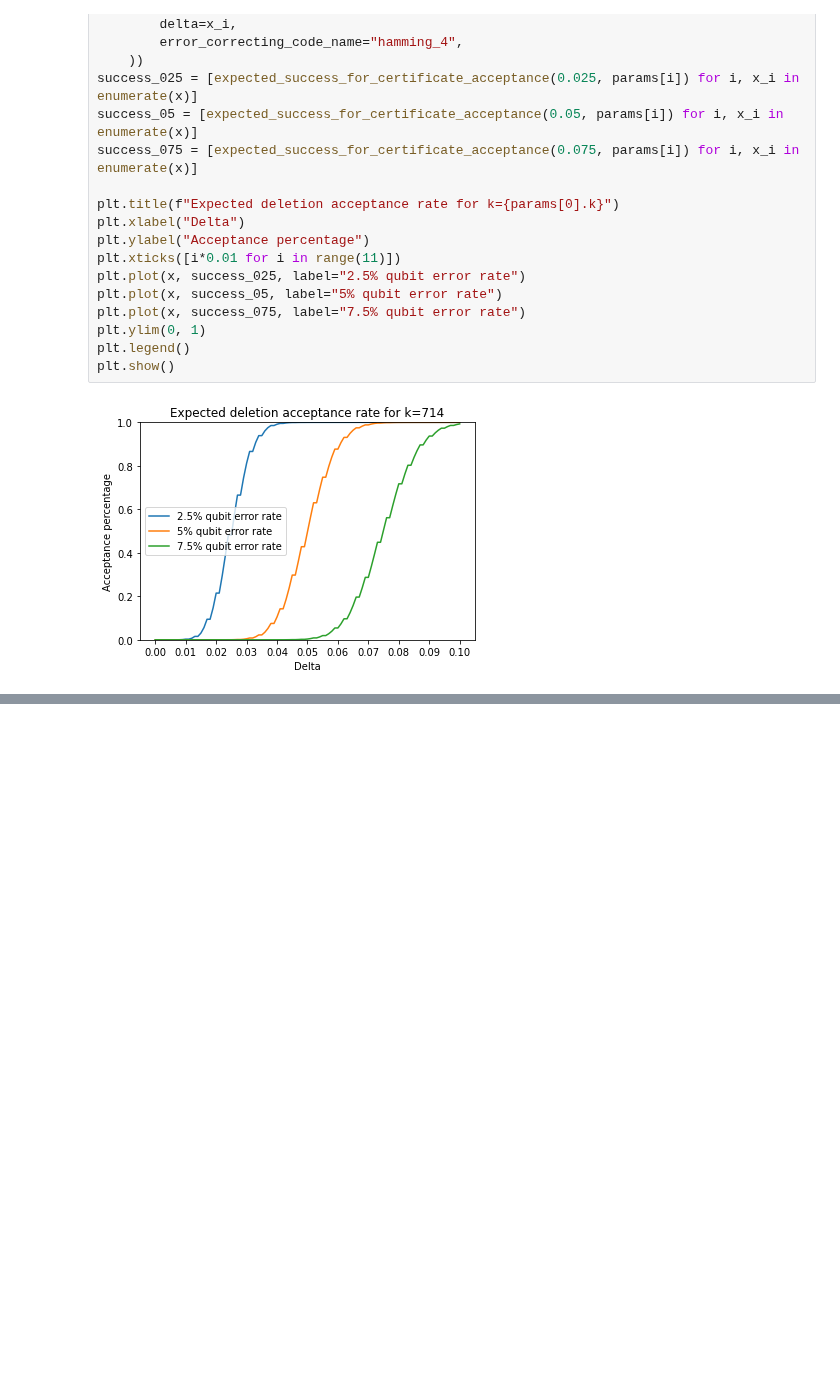
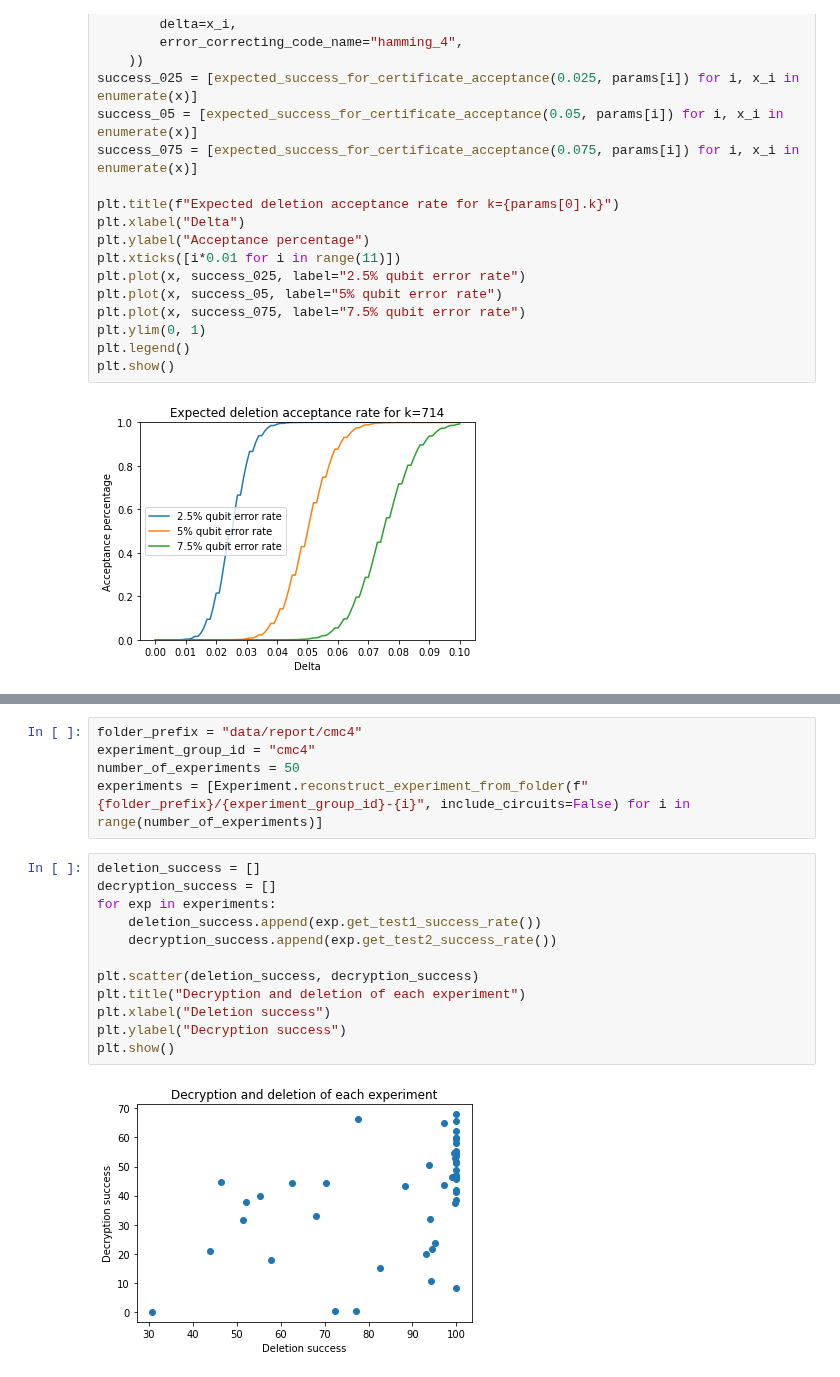
Before and after one commit to OrenScheer/certified-deletion, a Jupyter notebook: plot_creation.ipynb, the cells around one changed output, grey strips where cells are left out. Saved outputs shown, nothing was run; the diff lists cells and outputs as text; blank space fills up the shorter version.

```diff
--- a/plot_creation.ipynb
+++ b/plot_creation.ipynb
@@ -170,0 +172,19 @@ plt.show()
+# %%
+folder_prefix = "data/report/cmc4"
+experiment_group_id = "cmc4"
+number_of_experiments = 50
+experiments = [Experiment.reconstruct_experiment_from_folder(f"{folder_prefix}/{experiment_group_id}-{i}", include_circuits=False) for i in range(number_of_experiments)]
+# %%
+deletion_success = []
+decryption_success = []
+for exp in experiments:
+    deletion_success.append(exp.get_test1_success_rate())
+    decryption_success.append(exp.get_test2_success_rate())
+
+plt.scatter(deletion_success, decryption_success)
+plt.title("Decryption and deletion of each experiment")
+plt.xlabel("Deletion success")
+plt.ylabel("Decryption success")
+plt.show()
+# %% [output]
+[figure, added]
```
Also changed, not shown: parts of 3 cells of this notebook, 1 other file.
